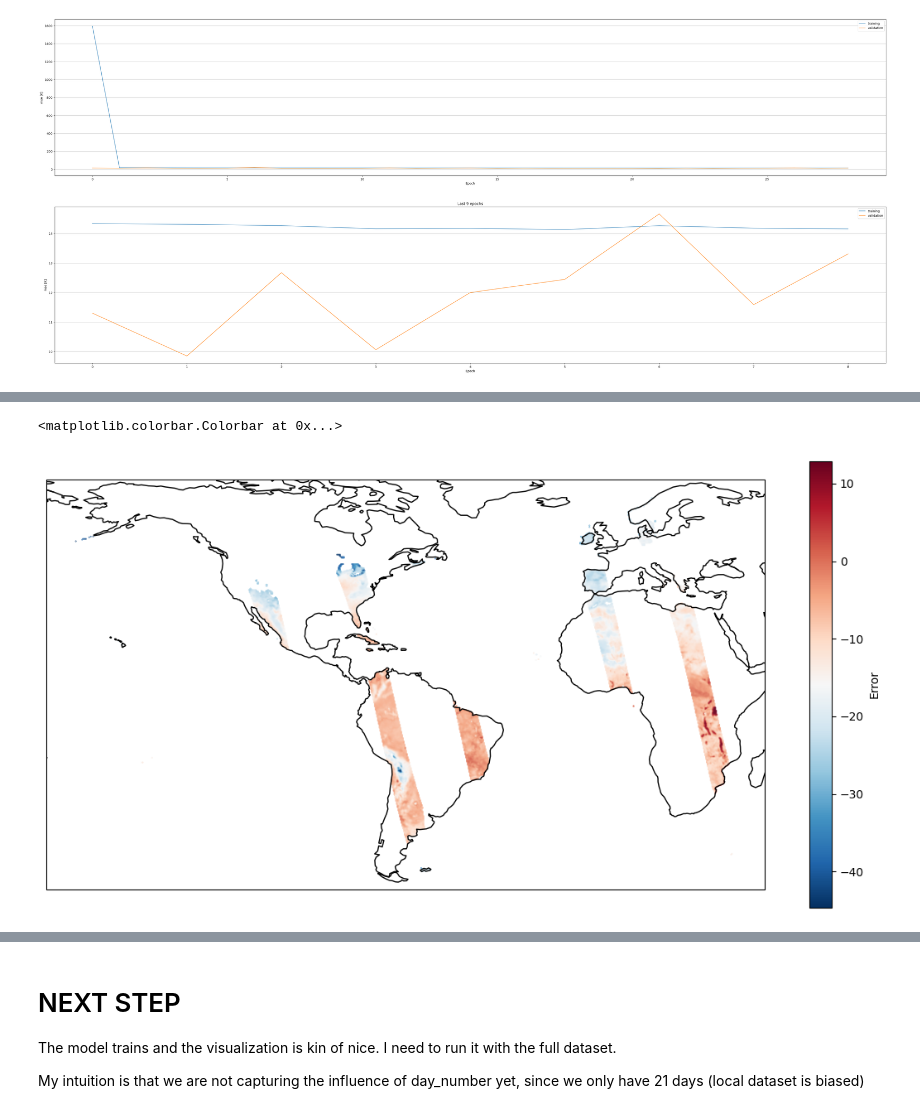
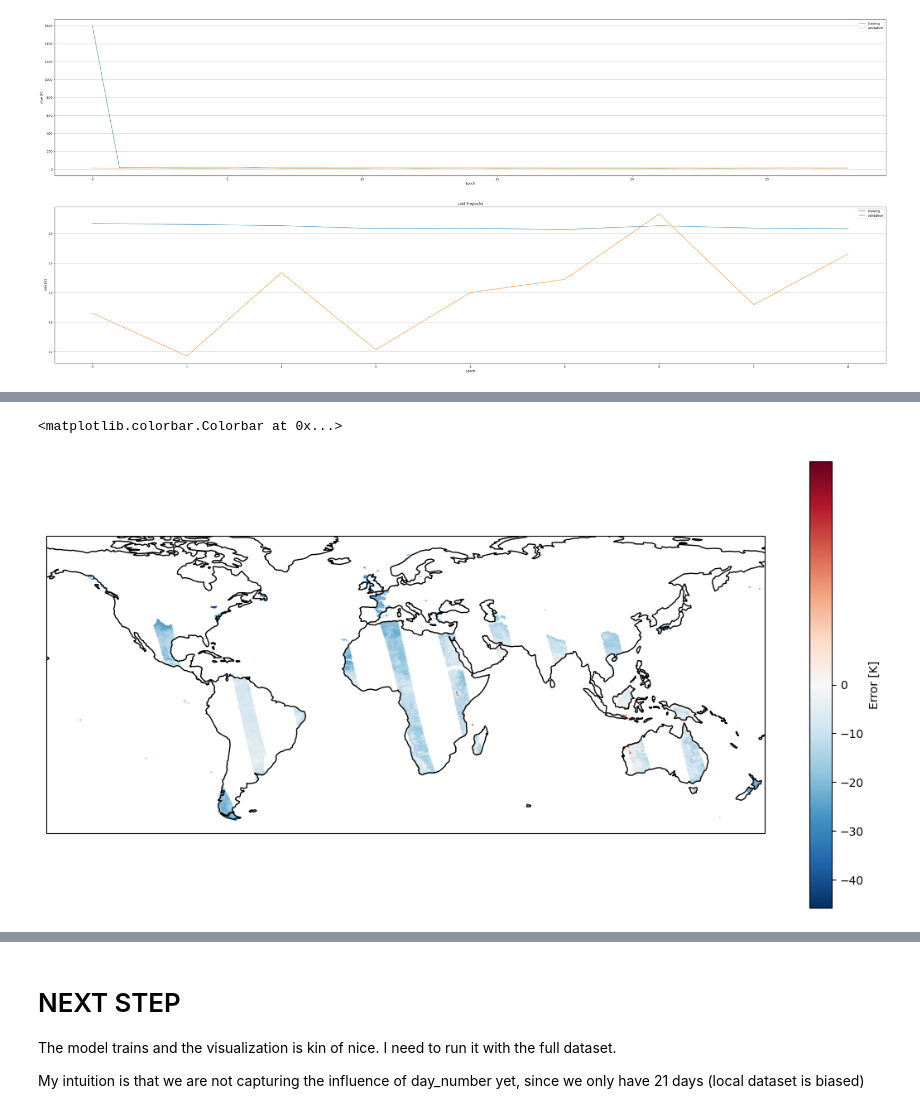
Before and after one commit to AndresTerrer/PMW_LST, a Jupyter notebook: notebooks/working_examples/Windsat_training.ipynb, the cells around one changed output, grey strips where cells are left out. Drawn from its saved outputs; the diff is of its cells as text; code cells hidden in the pictures.

```diff
--- a/notebooks/working_examples/Windsat_training.ipynb
+++ b/notebooks/working_examples/Windsat_training.ipynb
@@ -219,7 +219,7 @@ plot_history(history)
 [figure]
 # %%
 # Run the model using one day. Compute the loss and dismplay it on a map.
-sample = ascds.sel(day_number=11)
+sample = ascds.sel(day_number=13)
 sample_df = sample.to_dataframe()
 
 sample_df.reset_index(inplace=True)
@@ -239,10 +239,18 @@ sample_df["error"] = sample_df["surtep_ERA5"] - sample_df["surtep_MODEL"]
 # %%
 # Scatterplot of the data using lat and lon
 import cartopy.crs as ccrs
+from matplotlib.colors import TwoSlopeNorm, Normalize
+
 fig, ax = plt.subplots(1,1,figsize=(14,7), subplot_kw={"projection":ccrs.PlateCarree()})
-scatter = ax.scatter(x=sample_df["lon"], y=sample_df["lat"], c=sample_df["error"], cmap="RdBu_r", s=0.1)
+
+# Define the normalization centered at 0
+norm = TwoSlopeNorm(vmin=sample_df["error"].min(), vcenter=0, vmax=sample_df["error"].max())
+
+scatter = ax.scatter(x=sample_df["lon"], y=sample_df["lat"], c=sample_df["error"], cmap="RdBu_r", s=0.1, norm=norm, transform=ccrs.PlateCarree())
+
 ax.coastlines("110m")
-plt.colorbar(scatter, ax=ax, orientation='vertical', label='Error')
+
+plt.colorbar(scatter, ax=ax, orientation='vertical', label='Error [K]')
 # %% [output]
 <matplotlib.colorbar.Colorbar at 0x...>
-[figure, old version]
+[figure, new version]
```
Also changed, not shown: parts of 4 cells of this notebook.
